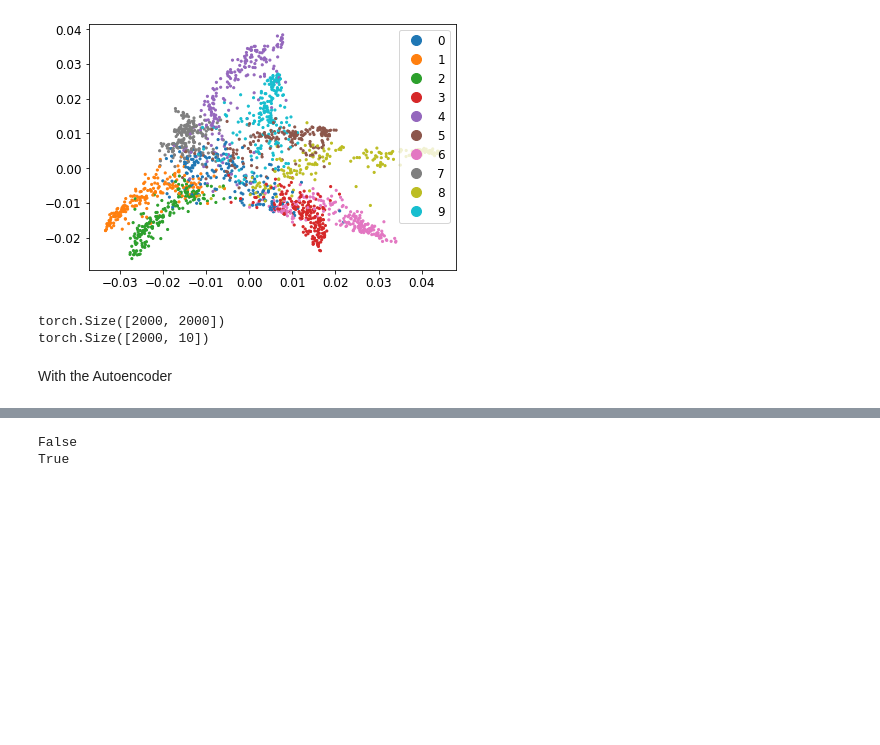
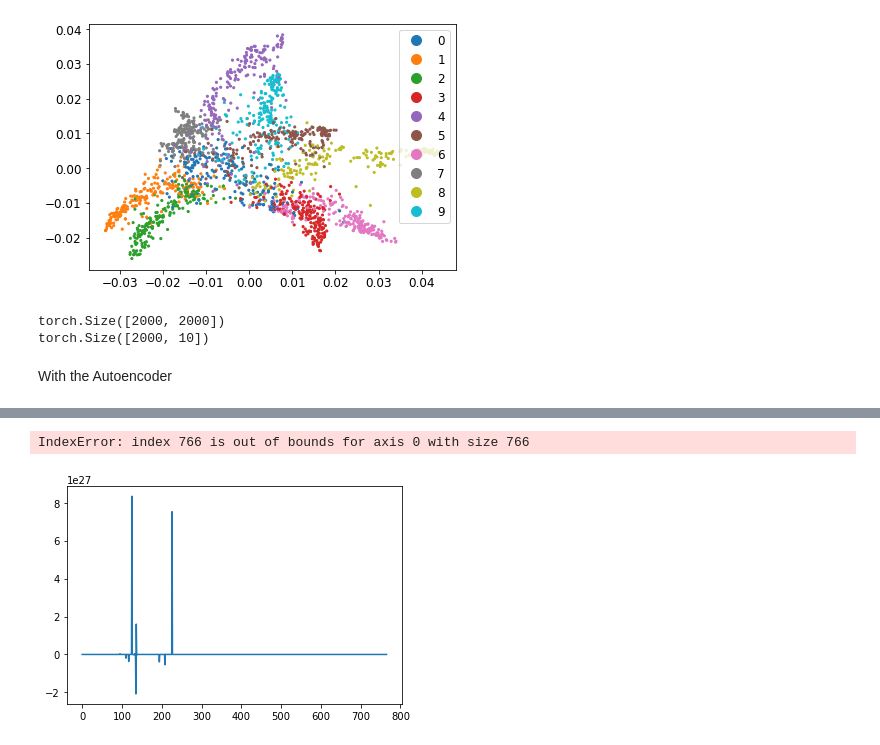
Before and after one commit to guillaumehu/phate_fim, a Jupyter notebook: notebooks/df-tree-autoencoder.ipynb, the cells around one changed output, grey strips where cells are left out. Cells and saved outputs as stored; diff of their text form; code cells hidden in the pictures; blank space fills up the shorter version.

```diff
--- a/notebooks/df-tree-autoencoder.ipynb
+++ b/notebooks/df-tree-autoencoder.ipynb
@@ -417,6 +334,0 @@ TypeError: only integer scalar arrays can be converted to a scalar index
-# %%
-print(math.isnan(FIM[i][0,0]))
-print(math.isinf(FIM[i][0,0]))
-# %% [output]
-False
-True
@@ -422,0 +365,24 @@ True
+# %%
+#Top eigenvalue
+
+#plot top eigenvalue
+plt.figure()
+plt.plot(Emaxval)
+
+#Remove outliers (Take all points within two standard deviations [95%])
+emaxind = np.argsort(np.abs(Emaxval - np.median(Emaxval)))[:int(0.90*len(V))]
+
+# Visualize Volume on original embedding
+cax = scprep.plot.scatter2d(
+    origsamp[Eigind][emaxind],
+    c = Emaxval[Eigind][emaxind],
+    title="Original Data colored by top eigenvalue",
+    fontsize=12,
+    xlabel="PHATE 1",
+    ylabel="PHATE 2",
+    figsize = (12,8),
+    s = 100
+)
+# %% [output]
+IndexError: index 766 is out of bounds for axis 0 with size 766
+[figure, added]
```
Also changed, not shown: parts of 11 cells of this notebook.
